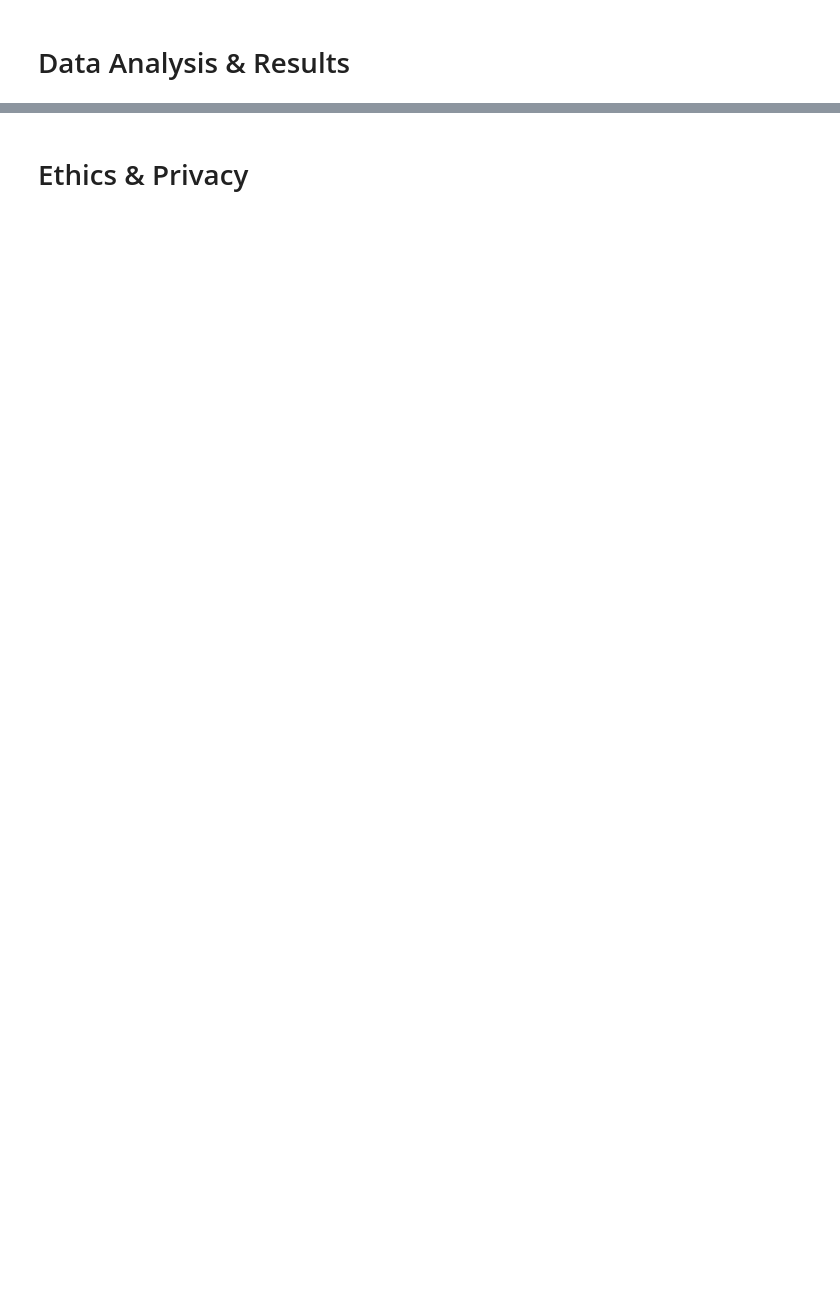
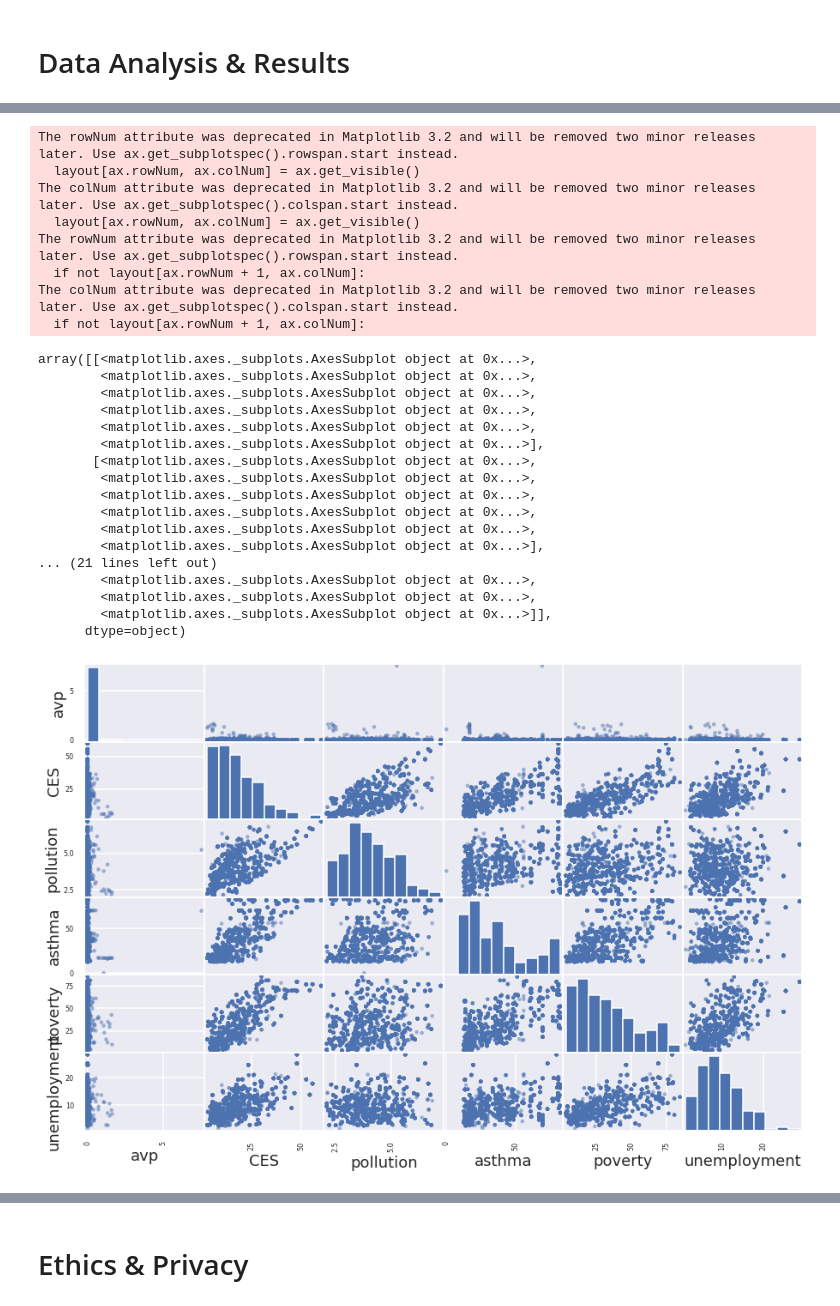
Before and after one commit to COGS108/Projects, a Jupyter notebook: Option2_Individual/FinalProject_dylpc.ipynb, the cells around one changed output, grey strips where cells are left out. Saved outputs shown, nothing was run; the diff lists cells and outputs as text; code cells hidden in the pictures; blank space fills up the shorter version.

```diff
--- a/Option2_Individual/FinalProject_dylpc.ipynb
+++ b/Option2_Individual/FinalProject_dylpc.ipynb
@@ -53,10 +53,15 @@ The two datasets will be used to compare the relative environmental health level
 import numpy as np
 import pandas as pd
 import matplotlib.pyplot as plt
+import seaborn as sns
+sns.set()
+sns.set_context('talk')
+import patsy
+import statsmodels.api as sm
 
 #read data
-df_env = pd.read_csv("data/calenviroscreen-final-report.csv")
-df_parks = pd.read_csv("data/parks_datasd.csv")
+df_env = pd.read_csv("calenviroscreen-final-report.csv")
+df_parks = pd.read_csv("parks_datasd.csv")
 # %% [markdown]
 # Data Cleaning
 # %% [markdown]
@@ -72,0 +106,15 @@ df_parks = df_parks.drop(["X", "Y", "park_type"])
+# %%
+#drop unnecessary columns from parks dataset
+df_parks = df_parks.drop(["X", "Y", "park_type", "objectid"], axis=1)
+
+#cut off extra text in location column
+df_parks["location"] = df_parks["location"].str[:-6:-1]
+df_parks["location"] = df_parks["location"].str[::-1]
+
+#get zip codes, drop rows missing zip code from location column
+df_parks["location"] = df_parks["location"].apply(pd.to_numeric, errors='coerce')
+df_parks["location"] = df_parks["location"].dropna()
+parks_drop2 = (pd.isna(df_parks["location"]) == True)
+df_parks["loc"] = parks_drop2
+df_parks = df_parks.drop(df_parks[df_parks["loc"] == True].index, inplace=False)
+df_parks = df_parks.drop(["loc"], axis=1)
@@ -72,0 +137,17 @@ df_parks = df_parks.drop(["X", "Y", "park_type"])
+# %%
+#merge both datasets on location, create new dataset df_health
+df_health = pd.merge(df_env, df_parks, on=["location"])
+
+#create column to be used to count the number of parks per zip code
+#this will be added to df_health when sorted in the next steps
+df_health["park_num"] = 0 #temporary value
+
+#clean health by dropping unnecessary columns and renaming
+df_health = df_health.drop(["California County", "CES 2.0 Percentile Range", "name", "owner"], axis=1)
+df_health.columns = ['total_pop', 'CES', 'pollution', 'age', 'asthma', 'poverty', 'unemployment', 'zip', 'name', 'acres', 'park_num']
+df_health = df_health.drop(['age'], axis=1)
+
+#organize df, create acres v population for each park
+df_health["avp"] = df_health["acres"] / df_health["total_pop"]
+df_health = df_health[['name', 'zip', 'park_num', 'acres', 'total_pop', 'avp', 'CES', 'pollution', 'asthma', 'poverty', 'unemployment']]
+df_health = df_health.sort_values(by=['CES'], ascending=False)
@@ -78,0 +219,29 @@ this section is unfinished, please view ethics & privacy
+# %%
+pd.plotting.scatter_matrix(df_health[['avp', 'CES', 'pollution', 'asthma', 'poverty', 'unemployment']], figsize=(15,10))
+# %% [output]
+The rowNum attribute was deprecated in Matplotlib 3.2 and will be removed two minor releases later. Use ax.get_subplotspec().rowspan.start instead.
+  layout[ax.rowNum, ax.colNum] = ax.get_visible()
+The colNum attribute was deprecated in Matplotlib 3.2 and will be removed two minor releases later. Use ax.get_subplotspec().colspan.start instead.
+  layout[ax.rowNum, ax.colNum] = ax.get_visible()
+The rowNum attribute was deprecated in Matplotlib 3.2 and will be removed two minor releases later. Use ax.get_subplotspec().rowspan.start instead.
+  if not layout[ax.rowNum + 1, ax.colNum]:
+The colNum attribute was deprecated in Matplotlib 3.2 and will be removed two minor releases later. Use ax.get_subplotspec().colspan.start instead.
+  if not layout[ax.rowNum + 1, ax.colNum]:
+array([[<matplotlib.axes._subplots.AxesSubplot object at 0x...>,
+        <matplotlib.axes._subplots.AxesSubplot object at 0x...>,
+        <matplotlib.axes._subplots.AxesSubplot object at 0x...>,
+        <matplotlib.axes._subplots.AxesSubplot object at 0x...>,
+        <matplotlib.axes._subplots.AxesSubplot object at 0x...>,
+        <matplotlib.axes._subplots.AxesSubplot object at 0x...>],
+       [<matplotlib.axes._subplots.AxesSubplot object at 0x...>,
+        <matplotlib.axes._subplots.AxesSubplot object at 0x...>,
+        <matplotlib.axes._subplots.AxesSubplot object at 0x...>,
+        <matplotlib.axes._subplots.AxesSubplot object at 0x...>,
+        <matplotlib.axes._subplots.AxesSubplot object at 0x...>,
+        <matplotlib.axes._subplots.AxesSubplot object at 0x...>],
+... (21 lines left out)
+        <matplotlib.axes._subplots.AxesSubplot object at 0x...>,
+        <matplotlib.axes._subplots.AxesSubplot object at 0x...>,
+        <matplotlib.axes._subplots.AxesSubplot object at 0x...>]],
+      dtype=object)
+[figure, added]
```
Also changed, not shown: parts of 16 cells of this notebook.
